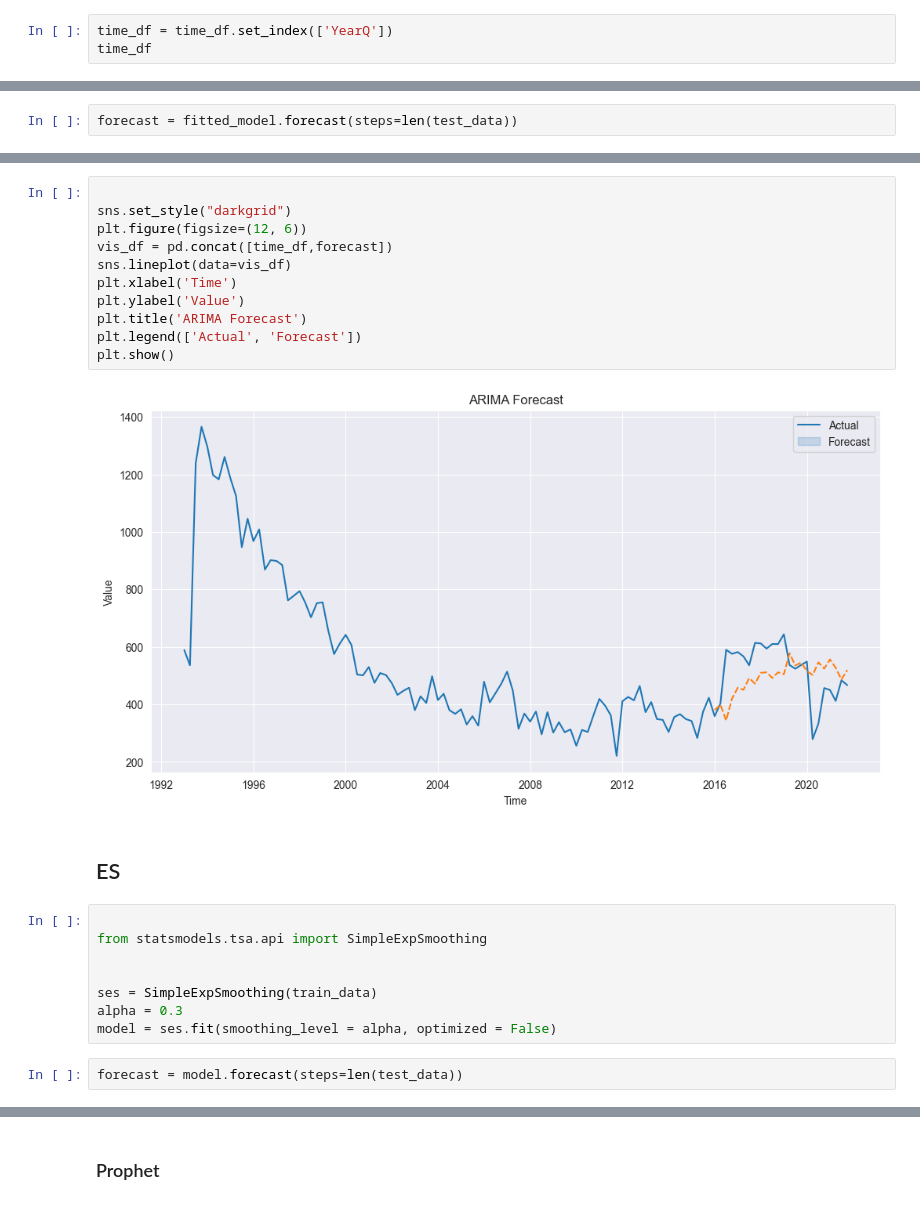
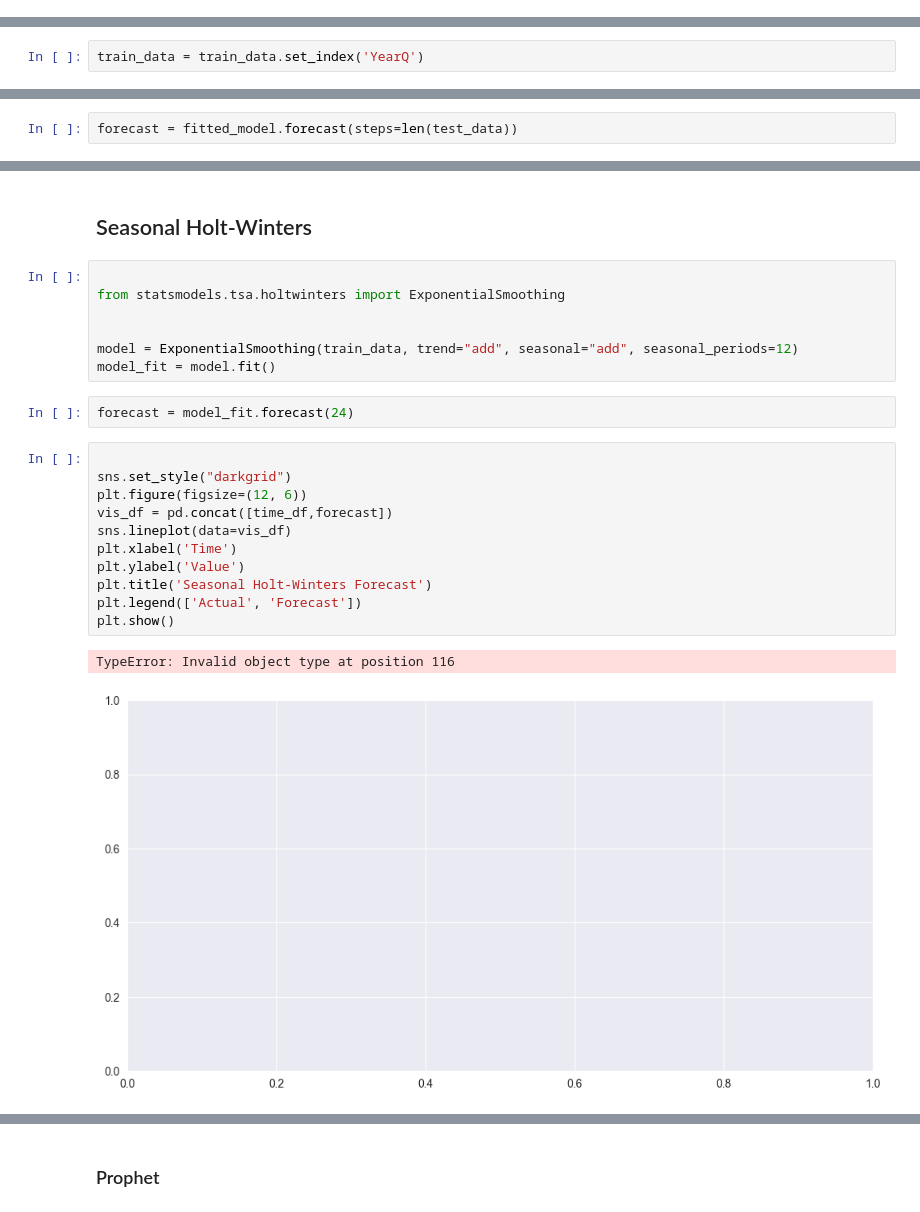
Before and after one commit to MarcusO17/NCVS2022Analysis, a Jupyter notebook: TimeSeriesAnalysis.ipynb, the cells around one changed output, grey strips where cells are left out. Saved outputs shown, nothing was run; the diff lists cells and outputs as text.

```diff
--- a/TimeSeriesAnalysis.ipynb
+++ b/TimeSeriesAnalysis.ipynb
@@ -192,3 +180,0 @@ sns.countplot(x=df['quarter'].sort_values())
-# %%
-time_df = time_df.set_index(['YearQ'])
-time_df
@@ -291,6 +272,8 @@ YearQ
 ## ARIMA
 # %%
 from statsmodels.tsa.arima.model import ARIMA
+# %%
+train_data = train_data.set_index('YearQ')
 # %%
  # Define the order of the ARIMA model (p: autoregressive order, d: differencing order, q: moving average order)
 model = ARIMA(train_data, order=(20,0,8))
@@ -300,25 +314,25 @@ forecast = fitted_model.forecast(steps=len(test_data))
+# %% [markdown]
+##  Seasonal Holt-Winters
+# %%
+
+from statsmodels.tsa.holtwinters import ExponentialSmoothing
+
+
+model = ExponentialSmoothing(train_data, trend="add", seasonal="add", seasonal_periods=12)
+model_fit = model.fit()
+# %%
+forecast = model_fit.forecast(24)
 # %%
 
 sns.set_style("darkgrid")
 plt.figure(figsize=(12, 6))
 vis_df = pd.concat([time_df,forecast])
 sns.lineplot(data=vis_df)
 plt.xlabel('Time')
 plt.ylabel('Value')
-plt.title('ARIMA Forecast')
+plt.title('Seasonal Holt-Winters Forecast')
 plt.legend(['Actual', 'Forecast'])
 plt.show()
 # %% [output]
+TypeError: Invalid object type at position 116
-[figure, old version]
+[figure, new version]
-# %% [markdown]
-## ES
-# %%
-
-from statsmodels.tsa.api import SimpleExpSmoothing
-
-
-ses = SimpleExpSmoothing(train_data)
-alpha = 0.3
-model = ses.fit(smoothing_level = alpha, optimized = False)
-# %%
-forecast = model.forecast(steps=len(test_data))
```
Also changed, not shown: parts of 34 cells of this notebook.
